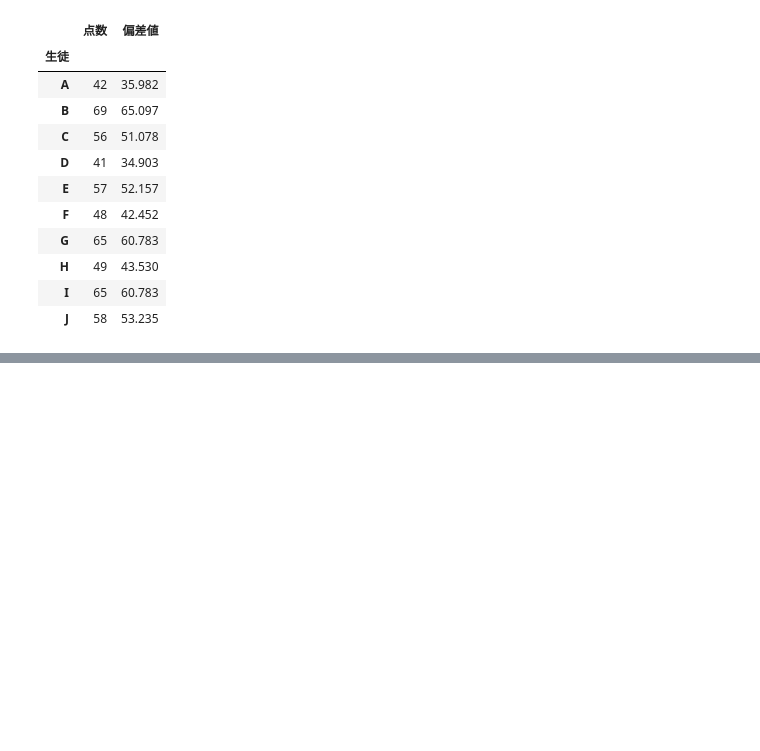
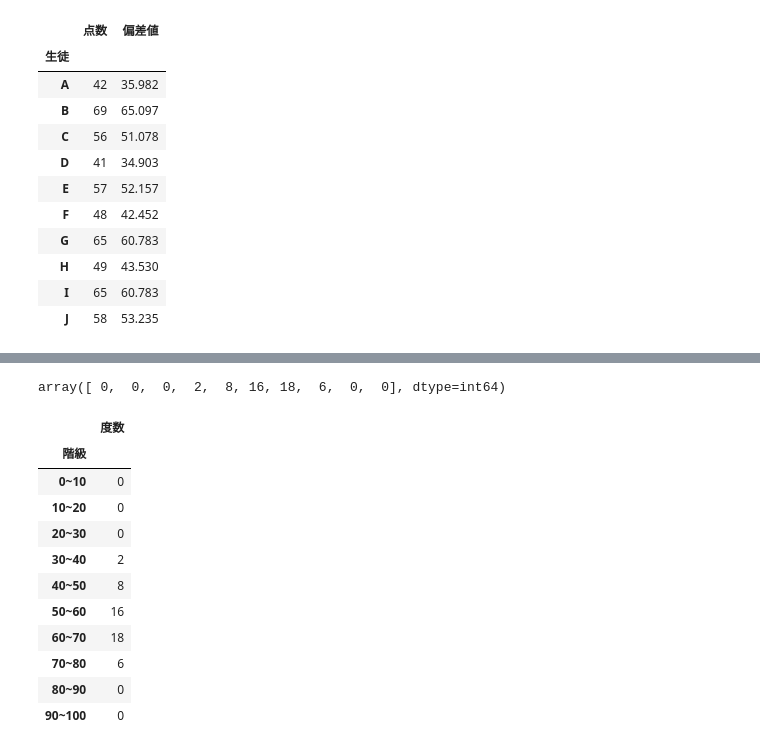
Before and after one commit to kanzai935/statistical-analysis, a Jupyter notebook: chapter02.ipynb, the cells around one changed output, grey strips where cells are left out. Cells and saved outputs as stored; diff of their text form; code cells hidden in the pictures; blank space fills up the shorter version.

```diff
--- a/chapter02.ipynb
+++ b/chapter02.ipynb
@@ -332,3 +332,7 @@ scores_df
 | H | 49 | 43.530 |
 | I | 65 | 60.783 |
 | J | 58 | 53.235 |
+# %%
+#50人分の英語の配列
+english_scores = np.array(df['英語'])
+english_scores
@@ -334,0 +357,24 @@ scores_df
+# %%
+#度数
+freq, _ = np.histogram(english_scores, bins=10, range=(0,100))
+freq
+# %% [output]
+array([ 0,  0,  0,  2,  8, 16, 18,  6,  0,  0], dtype=int64)
+# %%
+#データフレームに度数をセット
+freq_class = [f'{i}~{i+10}' for i in range(0, 100, 10)]
+freq_dist_df = pd.DataFrame({'度数':freq},index=pd.Index(freq_class, name='階級'))
+freq_dist_df
+# %% [output]
+|  | 度数 |
+| 階級 |  |
+| 0~10 | 0 |
+| 10~20 | 0 |
+| 20~30 | 0 |
+| 30~40 | 2 |
+| 40~50 | 8 |
+| 50~60 | 16 |
+| 60~70 | 18 |
+| 70~80 | 6 |
+| 80~90 | 0 |
+| 90~100 | 0 |
```
Also changed, not shown: parts of 7 cells of this notebook.
